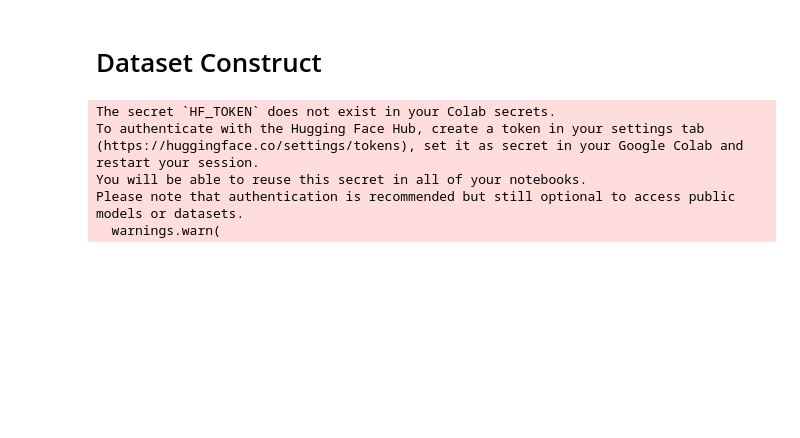
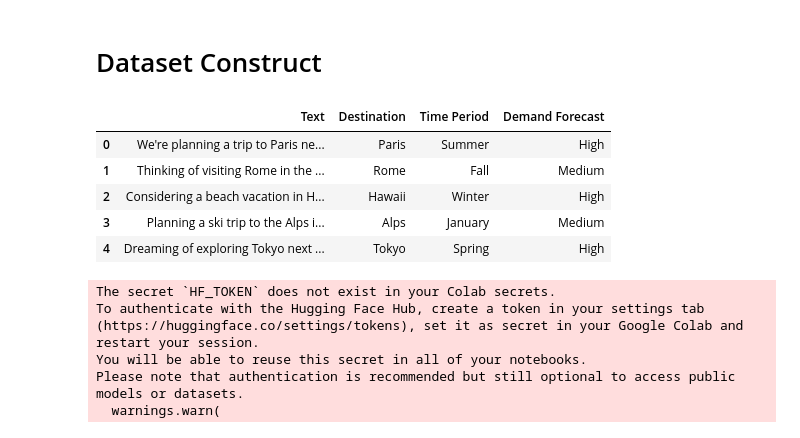
Before and after one commit to Anirookie/Anirookie, a Jupyter notebook: travel_log.ipynb, the cells around one changed output. Cells and saved outputs as stored; diff of their text form; code cells hidden in the pictures; blank space fills up the shorter version.

```diff
--- a/travel_log.ipynb
+++ b/travel_log.ipynb
@@ -82,2 +85,11 @@ df_sample = pd.DataFrame(sample_data)
 # %% [markdown]
 # Dataset Construct
+# %%
+df_sample.head()
+# %% [output]
+|  | Text | Destination | Time Period | Demand Forecast |
+| 0 | We're planning a trip to Paris ne... | Paris | Summer | High |
+| 1 | Thinking of visiting Rome in the ... | Rome | Fall | Medium |
+| 2 | Considering a beach vacation in H... | Hawaii | Winter | High |
+| 3 | Planning a ski trip to the Alps i... | Alps | January | Medium |
+| 4 | Dreaming of exploring Tokyo next ... | Tokyo | Spring | High |
```
Also changed, not shown: parts of 14 cells of this notebook.
